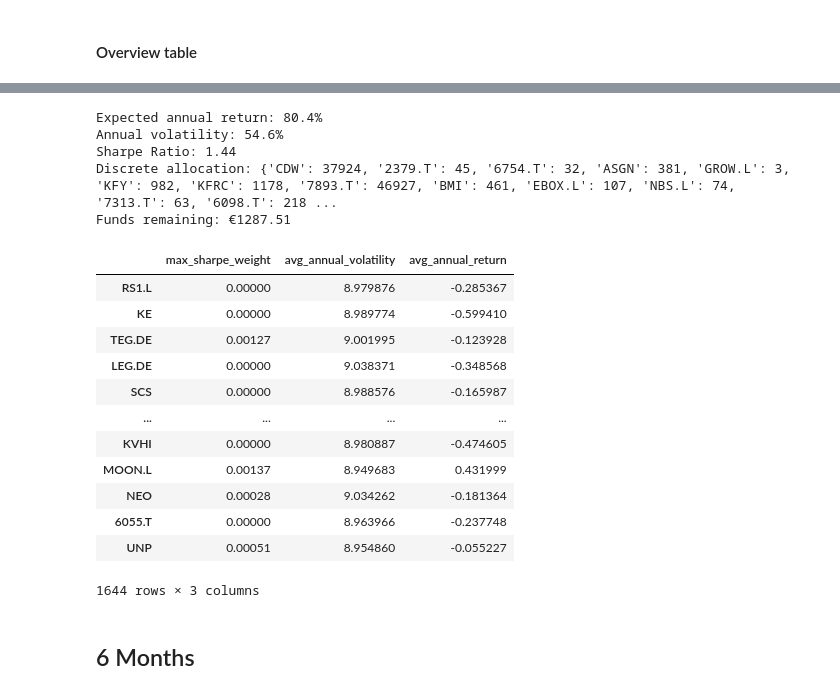
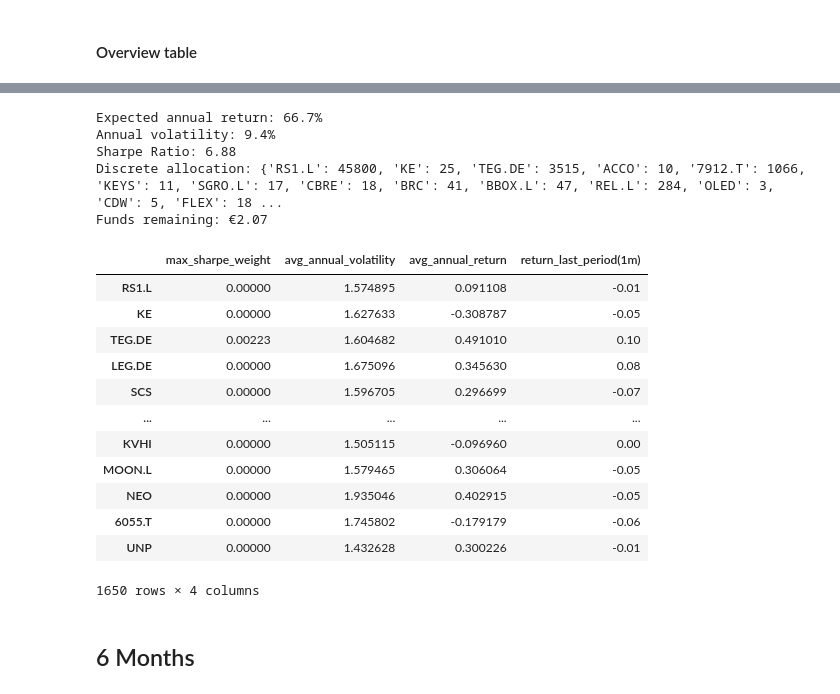
Before and after one commit to Herb-sh/sustainability_portfolio_optimisation, a Jupyter notebook: notebooks/4. models/XGBooster/4.3.2.XGBooster-multivariate.ipynb, the cells around one changed output, grey strips where cells are left out. Cells and saved outputs as stored; diff of their text form; code cells hidden in the pictures.

```diff
--- a/notebooks/4. models/XGBooster/4.3.2.XGBooster-multivariate.ipynb
+++ b/notebooks/4. models/XGBooster/4.3.2.XGBooster-multivariate.ipynb
@@ -57,10 +42,10 @@ df_tabular_multi
 # %%
 importlib.reload(train_test)
 
-X_train, y_train, X_test, y_test = train_test.get_train_test(df_tabular_multi, months=60)
+X_train, y_train, X_test, y_test, min_datestr = train_test.get_train_test(df_tabular_multi, months=60)
 
-model = xgboost.XGBRegressor(n_estimators=1000)
-model.fit(X_train, y_train,
+model_1m = xgboost.XGBRegressor(n_estimators=1000)
+model_1m.fit(X_train, y_train,
           eval_set=[(X_train, y_train), (X_test, y_test)],
           verbose=False)
 # %% [output]
@@ -95,7 +63,7 @@ X_train
 # %%
 importlib.reload(comparison)
 months_1m = 1
-X_train_1m, y_train_1m, X_test_1m, y_test_1m = train_test.get_train_test(df_tabular_multi, months=1)
+X_train_1m, y_train_1m, X_test_1m, y_test_1m, min_datestr = train_test.get_train_test(df_tabular_multi, months=1)
 # reset index
 X_train_1m.reset_index(drop=True, inplace=True)
 y_train_1m.reset_index(drop=True, inplace=True)
@@ -106,4 +72,12 @@ y_test_1m.reset_index(drop=True, inplace=True)
 # %%
+dt = datetime.strptime(min_datestr, '%Y-%m-%d')
+
+# get all training months without the last 6 months
+X_train_input_1m = X_train_1m.head(len(X_train_1m) - len(df.columns) * months_1m)
+# Get last 6 months of the training dataset and use as input to predict the next 6 months
+X_test_input_1m = X_train_1m.tail(len(df.columns) * months_1m)
+
+# Trained
+y_train_pred_1m = model_1m.predict(X_train_input_1m)
 # Predictions
-y_train_pred_1m = model.predict(X_train_1m)
-y_test_pred_1m = model.predict(X_test_1m)
+y_test_pred_1m = model_1m.predict(X_test_input_1m)
@@ -148,39 +120,41 @@ df_to_evaluate_1m
 # %%
 importlib.reload(comparison)
 df_pred_1m, raw_weights_1m, mu_1m, S_1m, sigma_1m, sharpe_1m = comparison.get_portfolio_performance(df_to_evaluate_1m,
                                                                                                     "xgbooster_weights_1m.csv",
                                                                                                     min_avg_return=-0.5,
                                                                                                     months=12)
 
 allocation, leftover = comparison.create_discrete_allocation(df_pred_1m, raw_weights_1m)
 
 # Create overview
 df_view_1m = pd.DataFrame.from_dict(raw_weights_1m, orient='index', columns=['max_sharpe_weight'])
 # Extract volatilities (square root of diagonal elements)
 df_view_1m['avg_annual_volatility'] = pd.Series(np.sqrt(np.diag(S_1m)), index=S_1m.columns).values
 # Set annual returns
 df_view_1m['avg_annual_return'] = mu_1m.values
 #
+df_view_1m['return_last_period(1m)'] = round(df.tail(1).prod() - 1, 2)
+#
 df_view_1m
 # %% [output]
-Expected annual return: 80.4%
-Annual volatility: 54.6%
-Sharpe Ratio: 1.44
-Discrete allocation: {'CDW': 37924, '2379.T': 45, '6754.T': 32, 'ASGN': 381, 'GROW.L': 3, 'KFY': 982, 'KFRC': 1178, '7893.T': 46927, 'BMI': 461, 'EBOX.L': 107, 'NBS.L': 74, '7313.T': 63, '6098.T': 218 ...
-Funds remaining: €1287.51
+Expected annual return: 66.7%
+Annual volatility: 9.4%
+Sharpe Ratio: 6.88
+Discrete allocation: {'RS1.L': 45800, 'KE': 25, 'TEG.DE': 3515, 'ACCO': 10, '7912.T': 1066, 'KEYS': 11, 'SGRO.L': 17, 'CBRE': 18, 'BRC': 41, 'BBOX.L': 47, 'REL.L': 284, 'OLED': 3, 'CDW': 5, 'FLEX': 18 ...
+Funds remaining: €2.07
-|  | max_sharpe_weight | avg_annual_volatility | avg_annual_return |
-| RS1.L | 0.00000 | 8.979876 | -0.285367 |
-| KE | 0.00000 | 8.989774 | -0.599410 |
-| TEG.DE | 0.00127 | 9.001995 | -0.123928 |
-| LEG.DE | 0.00000 | 9.038371 | -0.348568 |
-| SCS | 0.00000 | 8.988576 | -0.165987 |
-| ... | ... | ... | ... |
-| KVHI | 0.00000 | 8.980887 | -0.474605 |
-| MOON.L | 0.00137 | 8.949683 | 0.431999 |
-| NEO | 0.00028 | 9.034262 | -0.181364 |
-| 6055.T | 0.00000 | 8.963966 | -0.237748 |
-| UNP | 0.00051 | 8.954860 | -0.055227 |
+|  | max_sharpe_weight | avg_annual_volatility | avg_annual_return | return_last_period(1m) |
+| RS1.L | 0.00000 | 1.574895 | 0.091108 | -0.01 |
+| KE | 0.00000 | 1.627633 | -0.308787 | -0.05 |
+| TEG.DE | 0.00223 | 1.604682 | 0.491010 | 0.10 |
+| LEG.DE | 0.00000 | 1.675096 | 0.345630 | 0.08 |
+| SCS | 0.00000 | 1.596705 | 0.296699 | -0.07 |
+| ... | ... | ... | ... | ... |
+| KVHI | 0.00000 | 1.505115 | -0.096960 | 0.00 |
+| MOON.L | 0.00000 | 1.579465 | 0.306064 | -0.05 |
+| NEO | 0.00000 | 1.935046 | 0.402915 | -0.05 |
+| 6055.T | 0.00000 | 1.745802 | -0.179179 | -0.06 |
+| UNP | 0.00000 | 1.432628 | 0.300226 | -0.01 |
-1644 rows × 3 columns
+1650 rows × 4 columns
 # %% [markdown]
 ## 6 Months
 # %%
```
Also changed, not shown: parts of 27 cells of this notebook, 8 other files.
